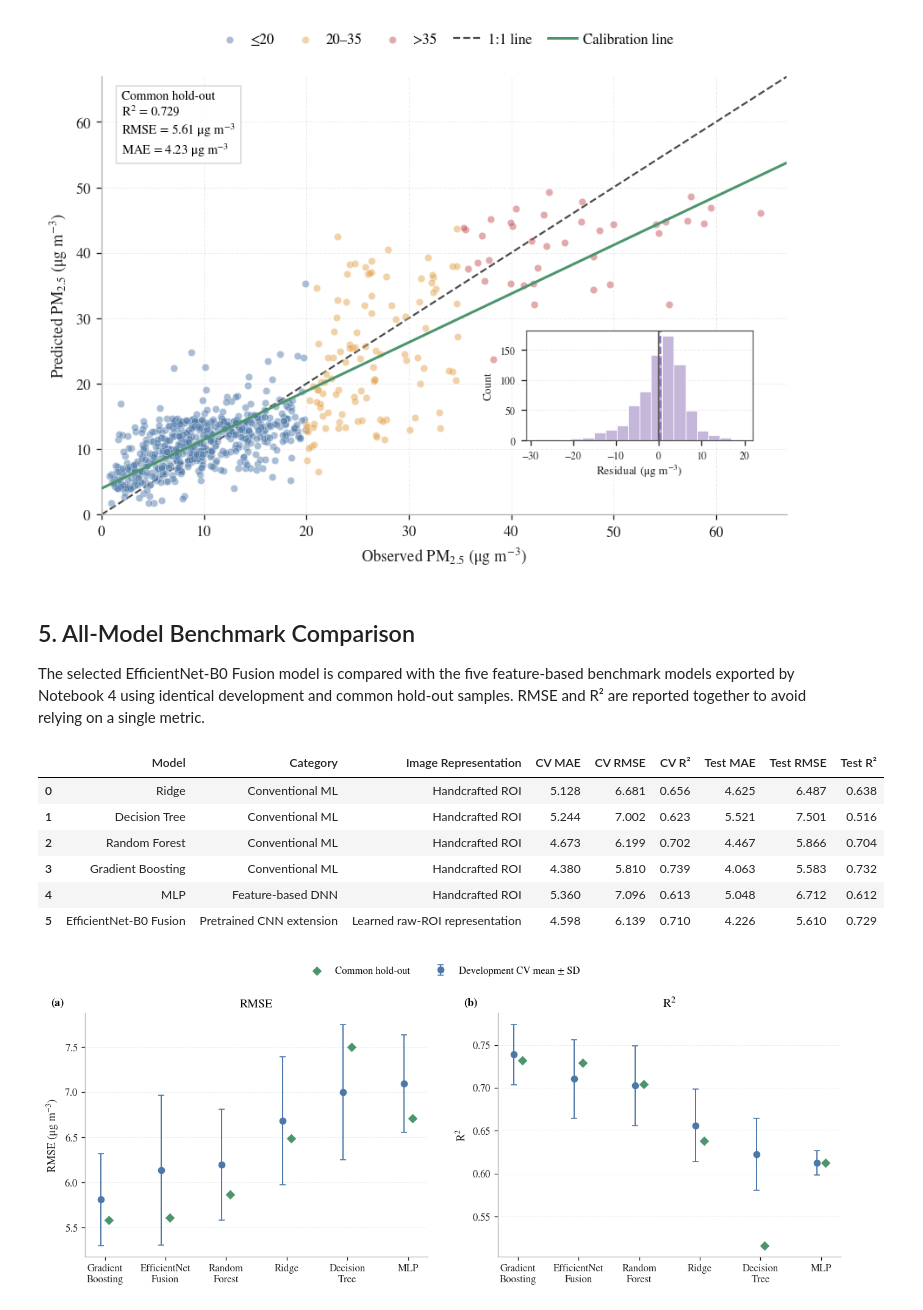
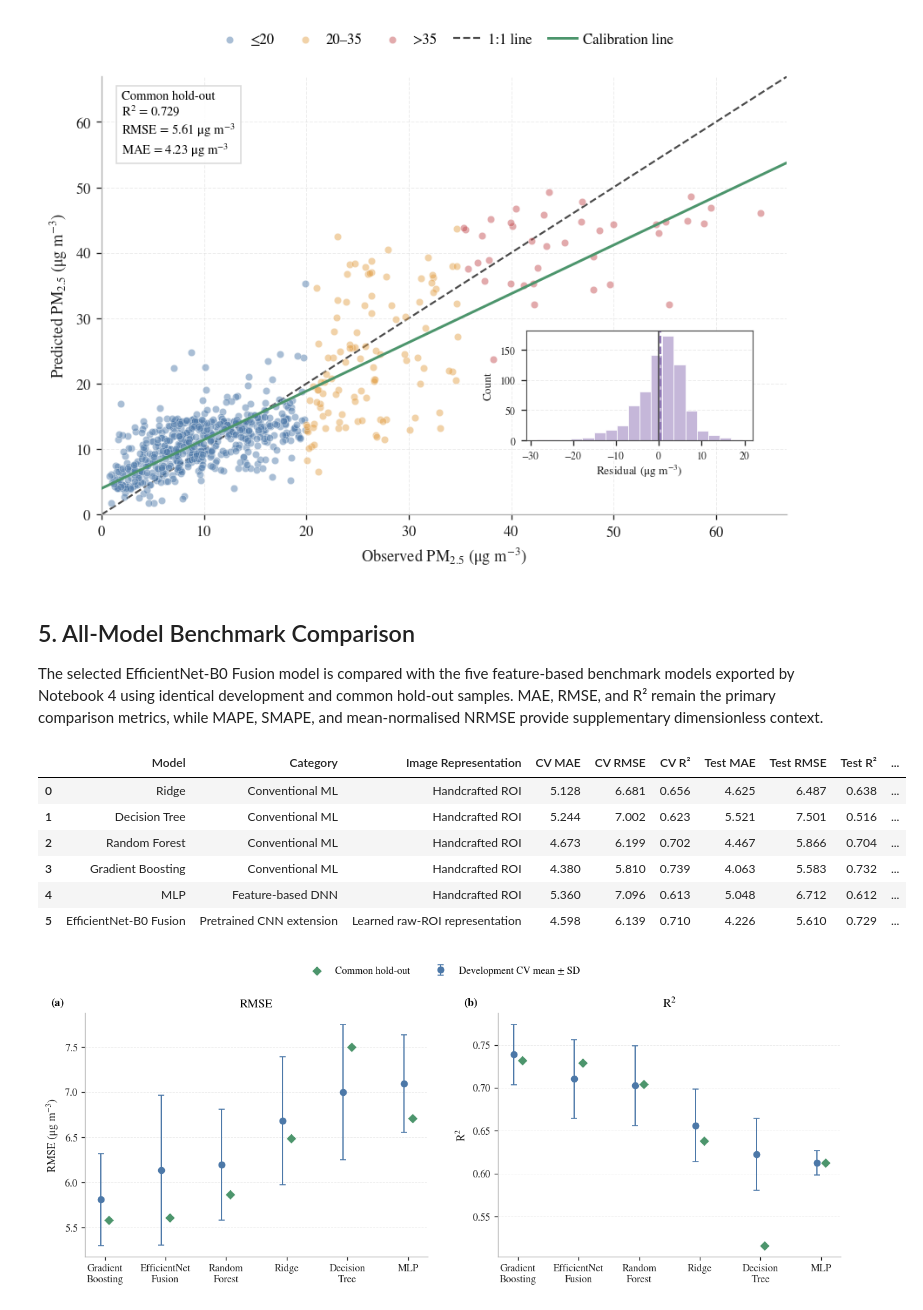
Before and after one commit to gisgeolab/aqpictures, a Jupyter notebook: notebooks/05_deep_learning_model.ipynb, the cells around one changed output. Saved outputs shown, nothing was run; the diff lists cells and outputs as text; code cells hidden in the pictures.

```diff
--- a/notebooks/05_deep_learning_model.ipynb
+++ b/notebooks/05_deep_learning_model.ipynb
@@ -433,6 +437,9 @@ cnn_fold_results = pd.DataFrame([
         "MAE": output["metrics"]["MAE"],
         "RMSE": output["metrics"]["RMSE"],
         "R2": output["metrics"]["R2"],
+        "MAPE": output["metrics"]["MAPE"],
+        "SMAPE": output["metrics"]["SMAPE"],
+        "NRMSE": output["metrics"]["NRMSE"],
         "Best Epoch": output["best_epoch"],
         "Train Time (s)": output["training_time"],
     }
@@ -449,11 +456,19 @@ cnn_cv_result = pd.DataFrame([{
     "CV RMSE Std": cnn_fold_results["RMSE"].std(),
     "CV R2": cnn_fold_results["R2"].mean(),
     "CV R2 Std": cnn_fold_results["R2"].std(),
+    "CV MAPE": cnn_fold_results["MAPE"].mean(),
+    "CV MAPE Std": cnn_fold_results["MAPE"].std(),
+    "CV SMAPE": cnn_fold_results["SMAPE"].mean(),
+    "CV SMAPE Std": cnn_fold_results["SMAPE"].std(),
+    "CV NRMSE": cnn_fold_results["NRMSE"].mean(),
+    "CV NRMSE Std": cnn_fold_results["NRMSE"].std(),
 }])
 
 display(cnn_cv_result[[
     "Model", "CV MAE", "CV MAE Std", "CV RMSE",
     "CV RMSE Std", "CV R2", "CV R2 Std",
+    "CV MAPE", "CV MAPE Std", "CV SMAPE",
+    "CV SMAPE Std", "CV NRMSE", "CV NRMSE Std",
 ]].round(3))
 
 cnn_fold_results.to_csv(RESULTS_DIR / "cnn_fold_results.csv", index=False)
@@ -607,6 +635,9 @@ fusion_benchmark_result["Model"] = "EfficientNet-B0 Fusion"
 fusion_benchmark_result["Test MAE"] = fusion_holdout_output["metrics"]["MAE"]
 fusion_benchmark_result["Test RMSE"] = fusion_holdout_output["metrics"]["RMSE"]
 fusion_benchmark_result["Test R2"] = fusion_holdout_output["metrics"]["R2"]
+fusion_benchmark_result["Test MAPE"] = fusion_holdout_output["metrics"]["MAPE"]
+fusion_benchmark_result["Test SMAPE"] = fusion_holdout_output["metrics"]["SMAPE"]
+fusion_benchmark_result["Test NRMSE"] = fusion_holdout_output["metrics"]["NRMSE"]
 fusion_benchmark_result["Train Time (s)"] = fusion_holdout_output["training_time"]
 fusion_benchmark_result["Predict Time (s)"] = fusion_holdout_output["prediction_time"]
 
@@ -623,12 +654,16 @@ fusion_holdout_predictions["Residual"] = (
 display(pd.DataFrame({
     "Item": [
         "Final epochs", "Test MAE", "Test RMSE", "Test R²",
+        "Test MAPE", "Test SMAPE", "Test NRMSE",
     ],
     "Value": [
         FINAL_FUSION_EPOCHS,
         fusion_holdout_output["metrics"]["MAE"],
         fusion_holdout_output["metrics"]["RMSE"],
         fusion_holdout_output["metrics"]["R2"],
+        fusion_holdout_output["metrics"]["MAPE"],
+        fusion_holdout_output["metrics"]["SMAPE"],
+        fusion_holdout_output["metrics"]["NRMSE"],
     ],
 }).round(3))
 
@@ -698,7 +736,7 @@ plt.show()
 # %% [markdown]
 ## 5. All-Model Benchmark Comparison
 
-The selected EfficientNet-B0 Fusion model is compared with the five feature-based benchmark models exported by Notebook 4 using identical development and common hold-out samples. RMSE and R² are reported together to avoid relying on a single metric.
+The selected EfficientNet-B0 Fusion model is compared with the five feature-based benchmark models exported by Notebook 4 using identical development and common hold-out samples. MAE, RMSE, and R² remain the primary comparison metrics, while MAPE, SMAPE, and mean-normalised NRMSE provide supplementary dimensionless context.
 # %%
 # Combine the selected CNN with Notebook 4 benchmark results.
 BENCHMARK_RESULTS_PATH = (
@@ -719,40 +757,42 @@ traditional_context["Category"] = np.where(
     "Conventional ML",
 )
 traditional_context["Image Representation"] = "Handcrafted ROI"
 
 fusion_context = fusion_benchmark_result.copy()
 fusion_context["Category"] = "Pretrained CNN extension"
 fusion_context["Image Representation"] = "Learned raw-ROI representation"
 
 all_feature_comparison = pd.concat(
     [traditional_context, fusion_context],
     ignore_index=True,
     sort=False,
 )
 
 comparison_columns = [
     "Model", "Category", "Image Representation",
     "CV MAE", "CV RMSE", "CV R2",
     "Test MAE", "Test RMSE", "Test R2",
+    "CV MAPE", "CV SMAPE", "CV NRMSE",
+    "Test MAPE", "Test SMAPE", "Test NRMSE",
 ]
 display(
     all_feature_comparison[comparison_columns]
     .rename(columns={"CV R2": "CV R²", "Test R2": "Test R²"})
     .round(3)
 )
 
 all_feature_comparison.to_csv(
     RESULTS_DIR / "development_model_comparison.csv",
     index=False,
 )
 # %% [output]
-|  | Model | Category | Image Representation | CV MAE | CV RMSE | CV R² | Test MAE | Test RMSE | Test R² |
-| 0 | Ridge | Conventional ML | Handcrafted ROI | 5.128 | 6.681 | 0.656 | 4.625 | 6.487 | 0.638 |
-| 1 | Decision Tree | Conventional ML | Handcrafted ROI | 5.244 | 7.002 | 0.623 | 5.521 | 7.501 | 0.516 |
-| 2 | Random Forest | Conventional ML | Handcrafted ROI | 4.673 | 6.199 | 0.702 | 4.467 | 5.866 | 0.704 |
-| 3 | Gradient Boosting | Conventional ML | Handcrafted ROI | 4.380 | 5.810 | 0.739 | 4.063 | 5.583 | 0.732 |
-| 4 | MLP | Feature-based DNN | Handcrafted ROI | 5.360 | 7.096 | 0.613 | 5.048 | 6.712 | 0.612 |
-| 5 | EfficientNet-B0 Fusion | Pretrained CNN extension | Learned raw-ROI representation | 4.598 | 6.139 | 0.710 | 4.226 | 5.610 | 0.729 |
+|  | Model | Category | Image Representation | CV MAE | CV RMSE | CV R² | Test MAE | Test RMSE | Test R² | ... |
+| 0 | Ridge | Conventional ML | Handcrafted ROI | 5.128 | 6.681 | 0.656 | 4.625 | 6.487 | 0.638 | ... |
+| 1 | Decision Tree | Conventional ML | Handcrafted ROI | 5.244 | 7.002 | 0.623 | 5.521 | 7.501 | 0.516 | ... |
+| 2 | Random Forest | Conventional ML | Handcrafted ROI | 4.673 | 6.199 | 0.702 | 4.467 | 5.866 | 0.704 | ... |
+| 3 | Gradient Boosting | Conventional ML | Handcrafted ROI | 4.380 | 5.810 | 0.739 | 4.063 | 5.583 | 0.732 | ... |
+| 4 | MLP | Feature-based DNN | Handcrafted ROI | 5.360 | 7.096 | 0.613 | 5.048 | 6.712 | 0.612 | ... |
+| 5 | EfficientNet-B0 Fusion | Pretrained CNN extension | Learned raw-ROI representation | 4.598 | 6.139 | 0.710 | 4.226 | 5.610 | 0.729 | ... |
 # %%
 # Compare all models using both RMSE and R² under the shared protocol.
 fig, axes = cnn_plots.plot_all_model_comparison(
```
Also changed, not shown: parts of 11 cells of this notebook, 37 other files.
